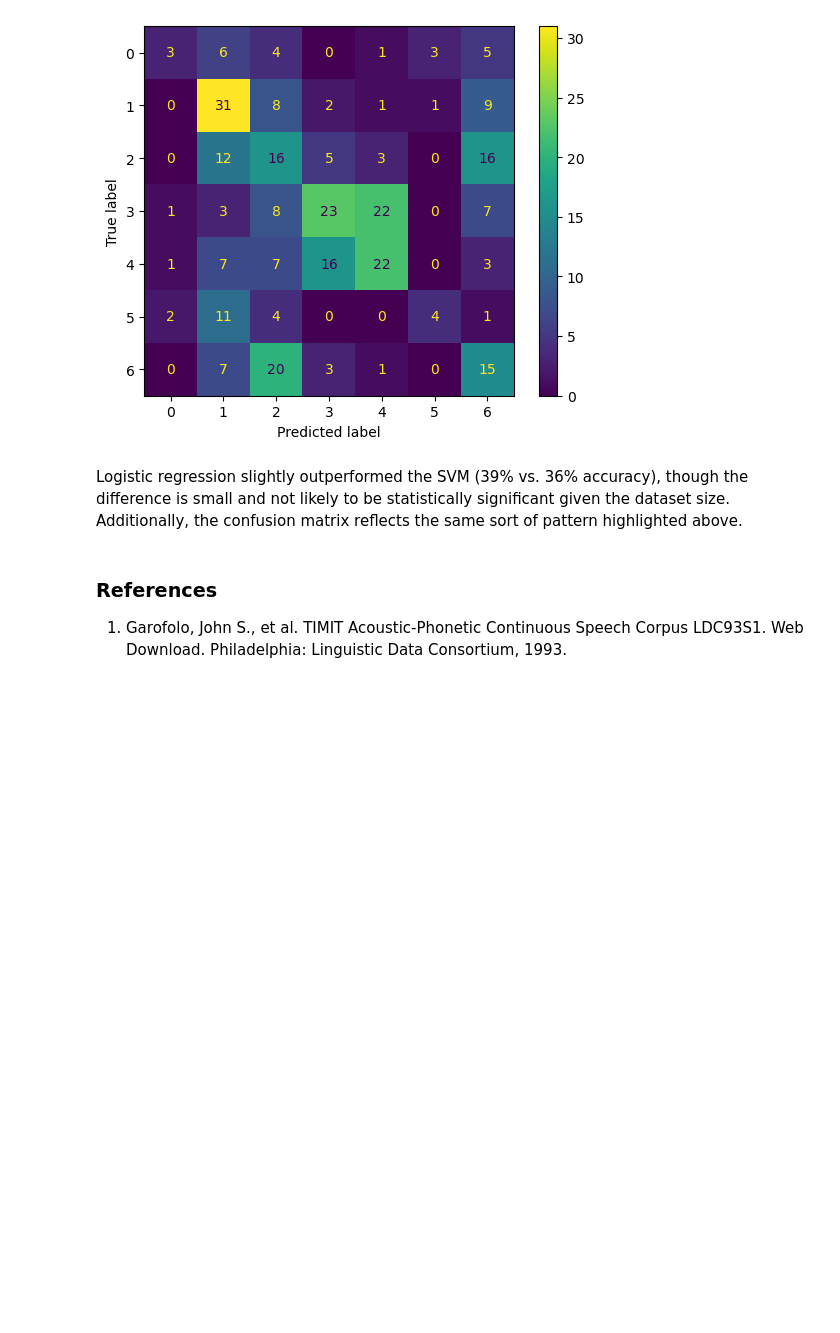
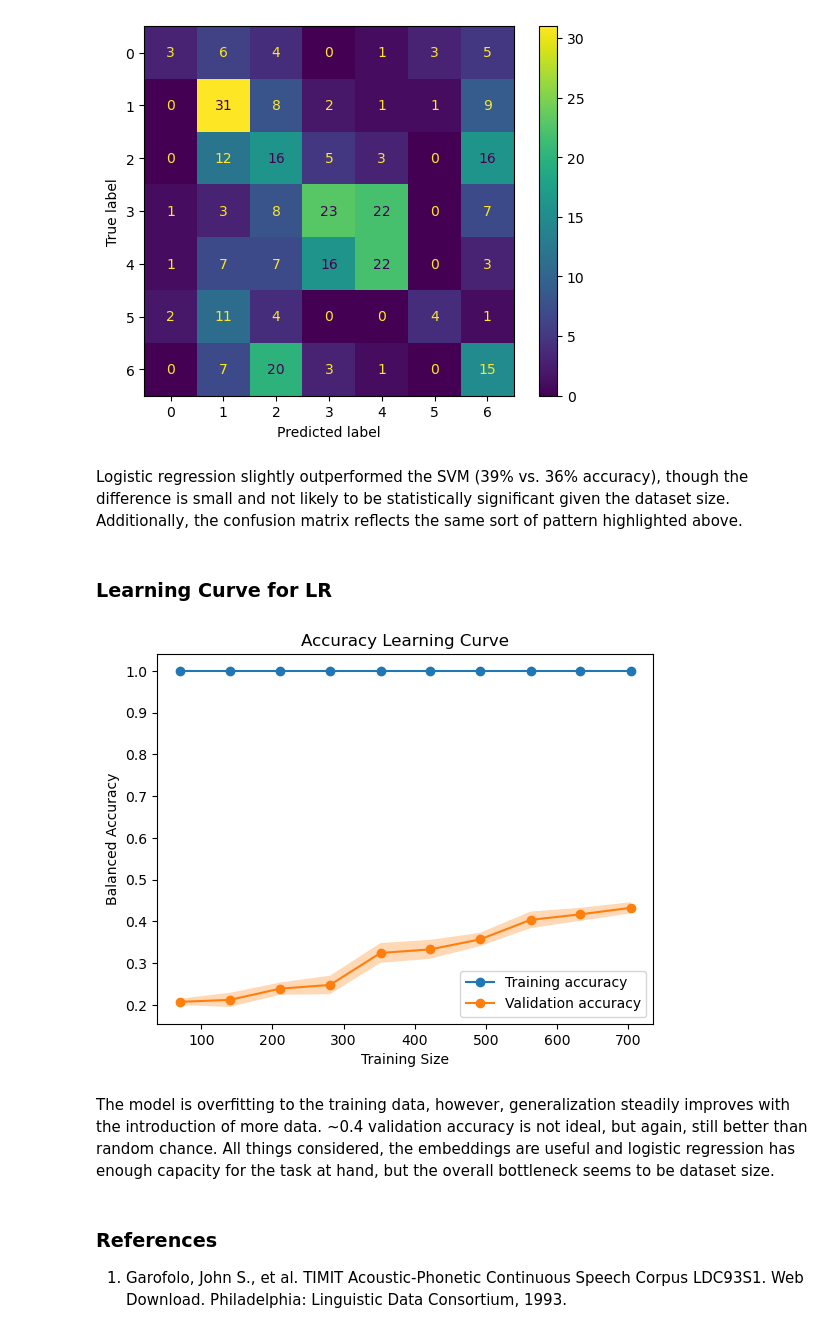
Before and after one commit to rosegriffin/dialect, a Jupyter notebook: notebooks/utt_wav2vec_linear_mc.ipynb, the cells around one changed output. Saved outputs shown, nothing was run; the diff lists cells and outputs as text; code cells hidden in the pictures; blank space fills up the shorter version.

Commit message:
Add learning curve

```diff
--- a/notebooks/utt_wav2vec_linear_mc.ipynb
+++ b/notebooks/utt_wav2vec_linear_mc.ipynb
@@ -220,6 +220,46 @@ weighted avg       0.38      0.36      0.36       314
 [figure]
 # %% [markdown]
 Logistic regression slightly outperformed the SVM (39% vs. 36% accuracy), though the difference is small and not likely to be statistically significant given the dataset size. Additionally, the confusion matrix reflects the same sort of pattern highlighted above.
+# %% [markdown]
+### Learning Curve for LR
+# %%
+from sklearn.model_selection import learning_curve, StratifiedKFold
+
+lr = LogisticRegression(max_iter=2000, class_weight="balanced", C=100)
+
+# account for class imbalance
+cv = StratifiedKFold(n_splits=5, shuffle=True, random_state=64)
+
+train_sizes, train_scores, val_scores = learning_curve(lr,
+                                                       X_train_scaled,
+                                                       y_train,
+                                                       cv=cv,
+                                                       scoring="balanced_accuracy",
+                                                       train_sizes=np.linspace(0.1, 1.0, 10),
+                                                       n_jobs=-1)
+
+train_mean = np.mean(train_scores, axis=1)
+train_std = np.std(train_scores, axis=1)
+
+val_mean = np.mean(val_scores, axis=1)
+val_std = np.std(val_scores, axis=1)
+
+plt.plot(train_sizes, train_mean, marker="o", label="Training accuracy")
+plt.fill_between(train_sizes, train_mean - train_std, train_mean + train_std, alpha=0.3)
+
+plt.plot(train_sizes, val_mean, marker="o", label="Validation accuracy")
+plt.fill_between(train_sizes, val_mean - val_std, val_mean + val_std, alpha=0.3)
+
+plt.xlabel("Training Size")
+plt.ylabel("Balanced Accuracy")
+plt.title("Accuracy Learning Curve")
+plt.legend()
+
+plt.show()
+# %% [output]
+[figure, added]
+# %% [markdown]
+The model is overfitting to the training data, however, generalization steadily improves with the introduction of more data. ~0.4 validation accuracy is not ideal, but again, still better than random chance. All things considered, the embeddings are useful and logistic regression has enough capacity for the task at hand, but the overall bottleneck seems to be dataset size.
 # %% [markdown]
 ### References
 
```
